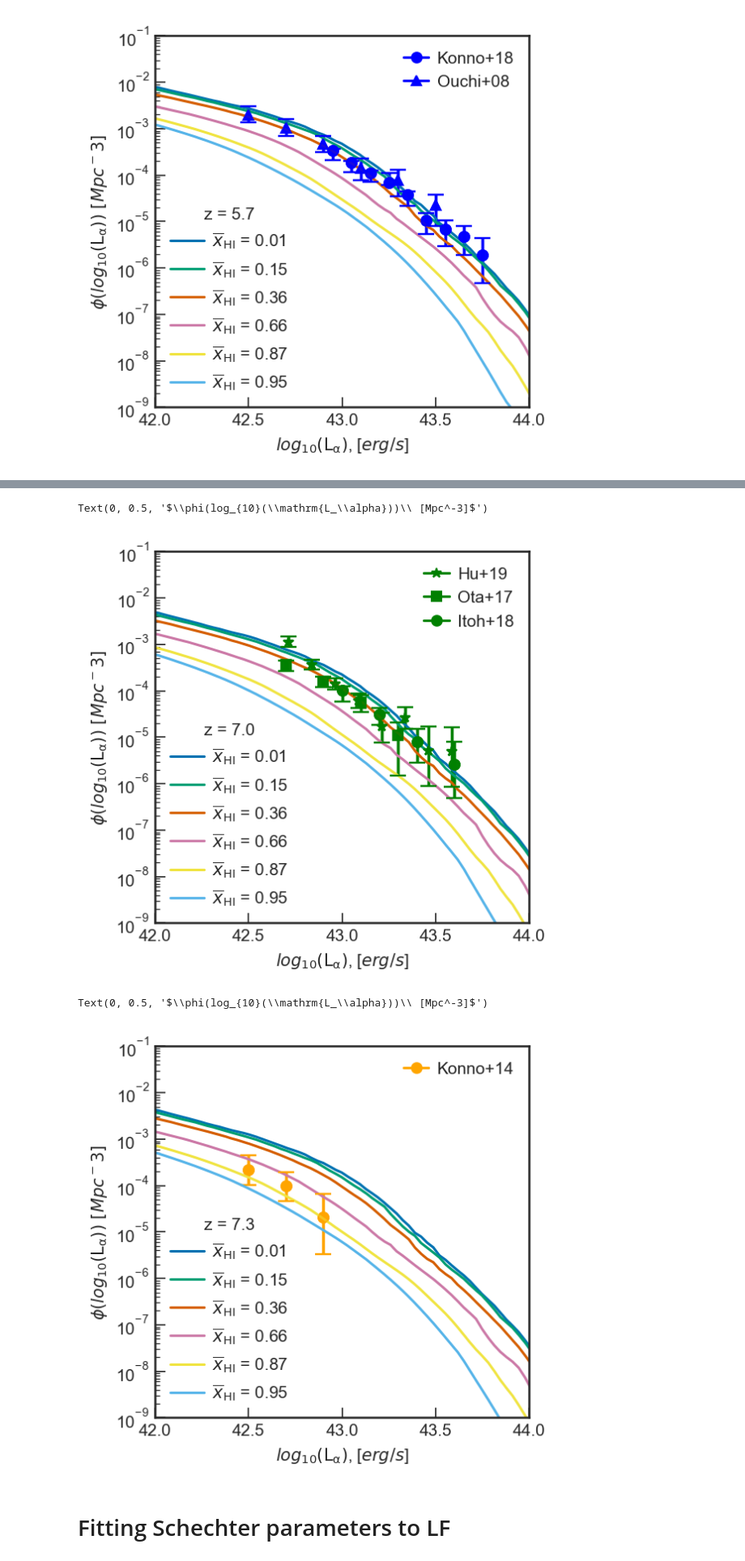
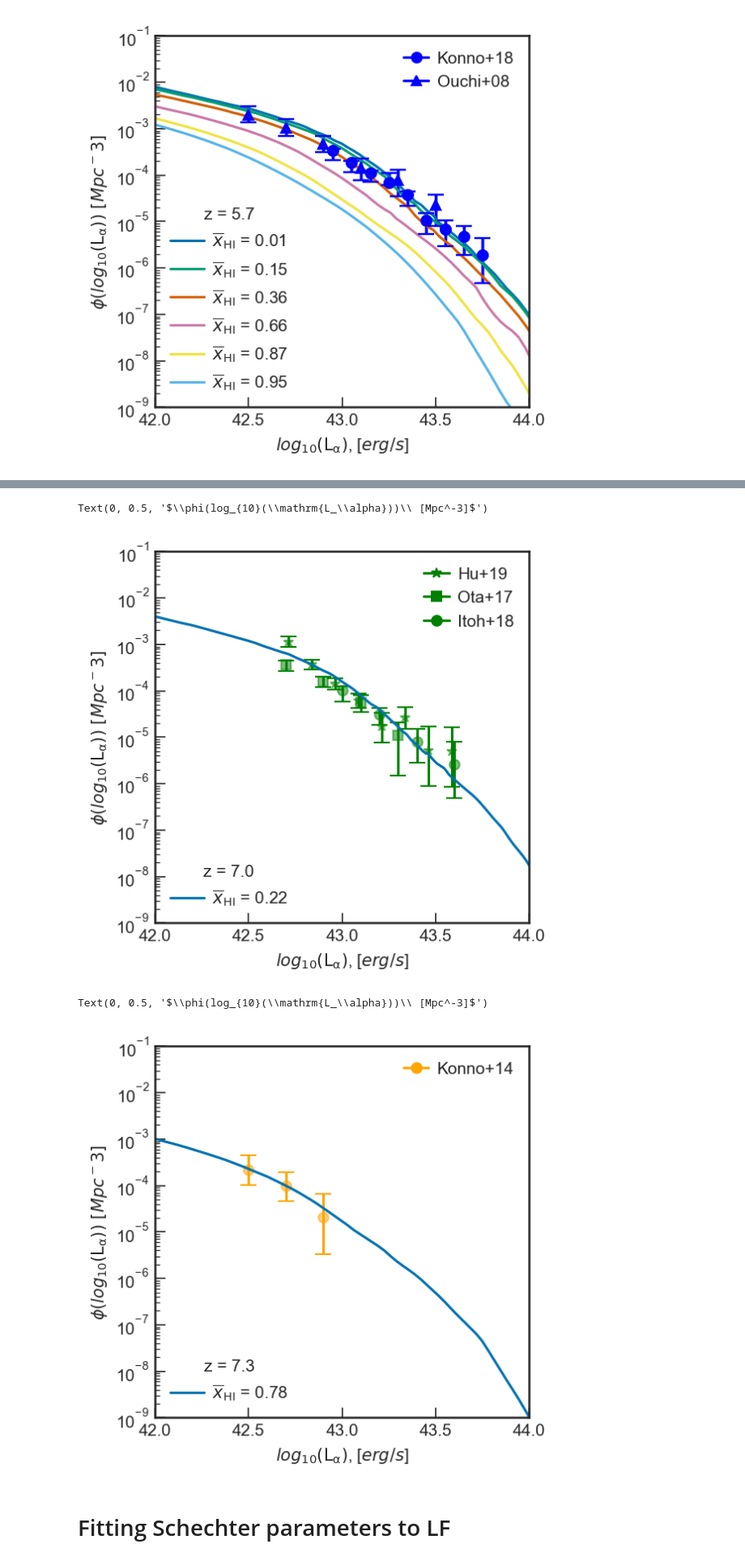
Before and after one commit to amora250/SAO-REU2020, a Jupyter notebook: CODE/Lya LF.ipynb, the cells around one changed output, grey strips where cells are left out. Shown at 81% size. Drawn from its saved outputs; the diff is of its cells as text; code cells hidden in the pictures.

```diff
--- a/CODE/Lya LF.ipynb
+++ b/CODE/Lya LF.ipynb
@@ -268,10 +276,15 @@ Text(0, 0.5, '$\\phi(log_{10}(\\mathrm{L_\\alpha}))\\ [Mpc^-3]$')
 #LF z = 7.0
 #Uses Zheng, Ota, Itoh, Hu functions
 
+xHIval70 = 0.202
+#Nearest neighbor to xHI list
+idx70 = (np.abs(LF.xHI_list - xHIval70)).argmin()
+xHI_grid_match70 = LF.xHI_list[idx70]
+
 plt.figure(figsize=(4.,4.), dpi=150)
 
-for xHI in xHI_LFvalues:
-    log10_LF70 = LF.make_lya_LF(zval_test = 7.0, xHI_test = xHI ,F=0.666, plot=True)
+# for xHI in xHI_LFvalues:
+log10_LF70 = LF.make_lya_LF(zval_test = 7.0, xHI_test = xHI_grid_match70 ,F=0.666, plot=True)
 
 # #ACTUAL UPPER AND LOWER POINTS (3Lya_LF_Zheng_z7.0)
 # plt.plot(42.71, 2.88e-04, marker = "*")
@@ -305,36 +318,39 @@ plt.ylabel(r'$\phi(log_{10}(\mathrm{L_\alpha}))\ [Mpc^-3]$')
 # plt.show()
 # %% [output]
 Text(0, 0.5, '$\\phi(log_{10}(\\mathrm{L_\\alpha}))\\ [Mpc^-3]$')
-[figure, old version]
+[figure, new version]
 # %%
 #LF z = 7.3
 #Uses Konno, Shibuya functions
-
+xHIval73 = 0.778
+#Nearest neighbor to xHI list
+idx73 = (np.abs(LF.xHI_list - xHIval73)).argmin()
+xHI_grid_match73 = LF.xHI_list[idx73]
 plt.figure(figsize=(4.,4.), dpi=150)
 
-for xHI in xHI_LFvalues:
-    log10_LF73 = LF.make_lya_LF(zval_test = 7.3,xHI_test = xHI, F=0.666, plot=True, log=True)
+# for xHI in xHI_LFvalues:
+log10_LF73 = LF.make_lya_LF(zval_test = 7.3,xHI_test = xHI_grid_match73, F=0.666, plot=True, log=True)
 
 #Legend info
 leg_zval3 = plt.legend(title = 'z = 7.3',frameon=False, handletextpad=0.5, loc="lower left")
 plt.gca().add_artist(leg_zval3)
 line2 = mlines.Line2D([], [], color='orange', marker='o', label='Konno+14')
 # line3 = mlines.Line2D([], [], color='orange', marker='p', label='Shibuya+12')
 plt.legend(handles=[line2], loc='upper right', frameon=False, handletextpad=0.5, handlelength=1.5)
 
 #Axes limits, labels
 plt.xlim(42,44)
 plt.ylim(1e-9,1e-1)
 
 plt.xlabel(r'$log_{10}(\mathrm{L_\alpha})$, [$erg/s$]')
 plt.ylabel(r'$\phi(log_{10}(\mathrm{L_\alpha}))\ [Mpc^-3]$')
 
 #Save Figure
 # plt.savefig('KonnovsLF7.3.pdf', bbox_inches='tight')
 # plt.show()
 # %% [output]
 Text(0, 0.5, '$\\phi(log_{10}(\\mathrm{L_\\alpha}))\\ [Mpc^-3]$')
-[figure, old version]
+[figure, new version]
 # %% [markdown]
 # Fitting Schechter parameters to LF
 # %%
```
Also changed, not shown: parts of 7 cells of this notebook, 11 other files.
